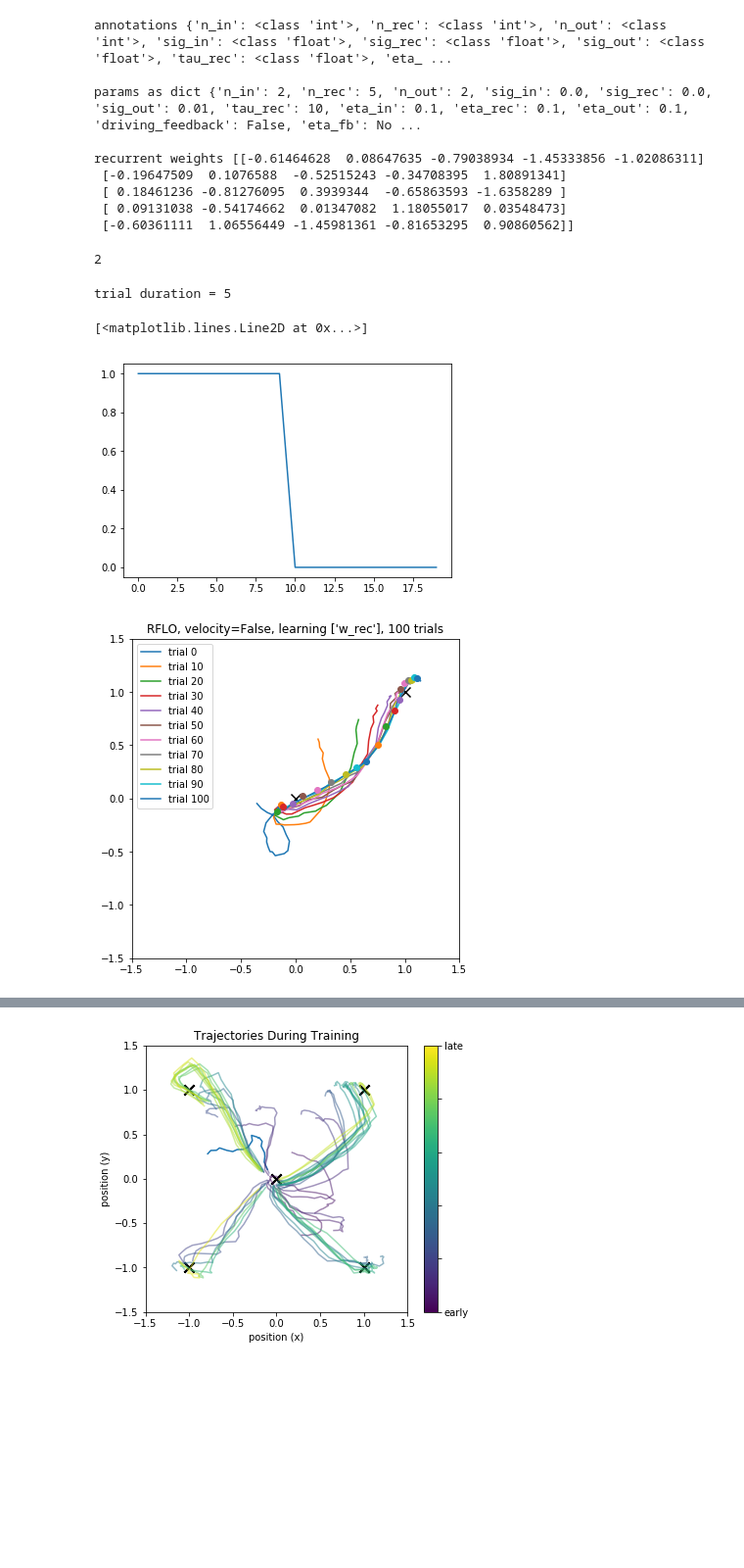
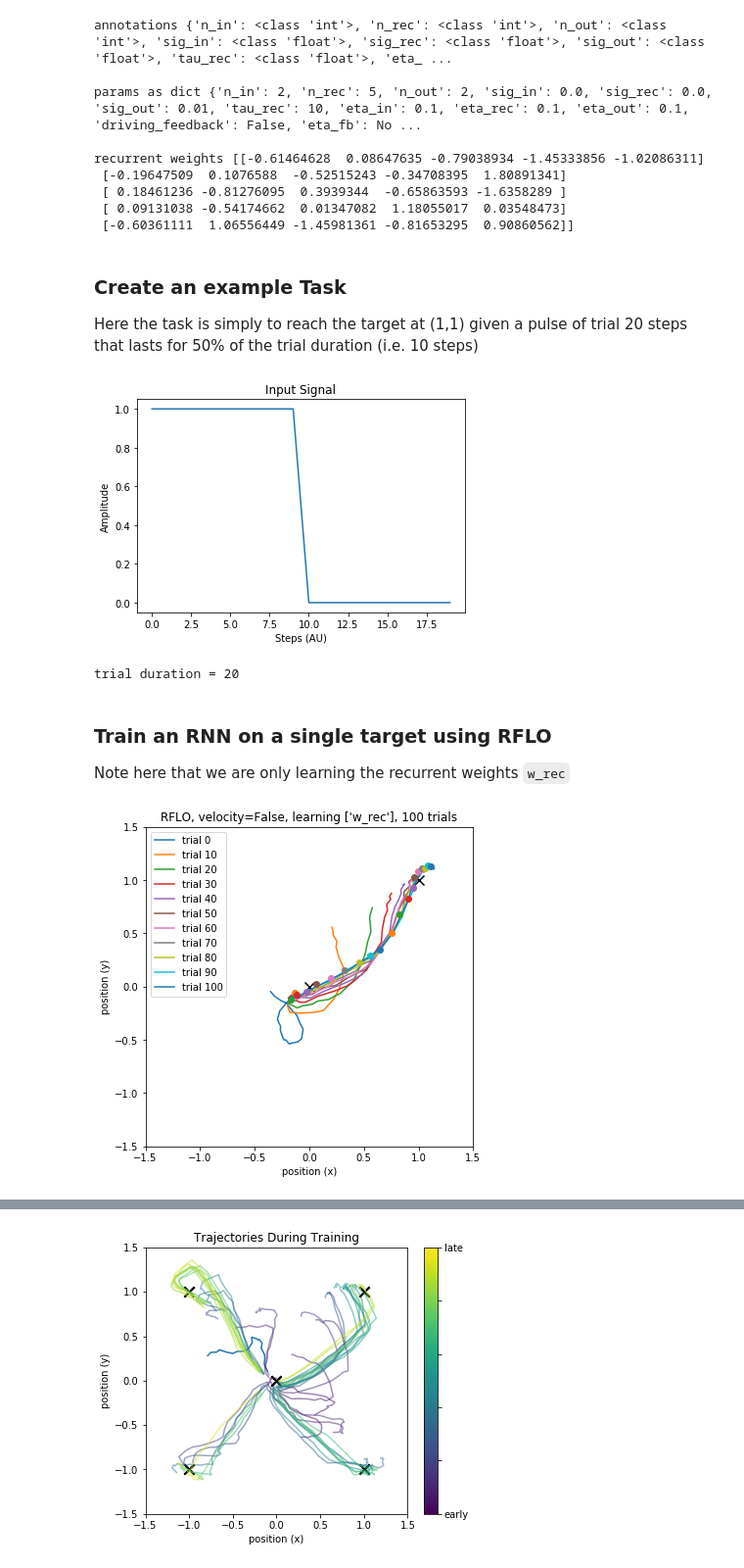
Before and after one commit to jacobfulano/rnn-learning, a Jupyter notebook: examples/Example1-RFLO.ipynb, the cells around one changed output, grey strips where cells are left out. Shown at 98% size. Saved outputs shown, nothing was run; the diff lists cells and outputs as text; code cells hidden in the pictures; blank space fills up the shorter version.

Commit message:
uploaded example ipynb files

```diff
--- a/examples/Example1-RFLO.ipynb
+++ b/examples/Example1-RFLO.ipynb
@@ -53,16 +63,10 @@ recurrent weights [[-0.61464628  0.08647635 -0.79038934 -1.45333856 -1.02086311]
  [ 0.18461236 -0.81276095  0.3939344  -0.65863593 -1.6358289 ]
  [ 0.09131038 -0.54174662  0.01347082  1.18055017  0.03548473]
  [-0.60361111  1.06556449 -1.45981361 -0.81653295  0.90860562]]
-# %%
-params.n_in
-# %% [output]
-2
-# %%
-# Create an example Task
-task = Task(x_in=np.ones(5),y_target=np.asarray([1,1]))
-print('trial duration =',task.trial_duration)
-# %% [output]
-trial duration = 5
+# %% [markdown]
+### Create an example Task
+
+Here the task is simply to reach the target at (1,1) given a pulse of trial 20 steps that lasts for 50% of the trial duration (i.e. 10 steps)
 # %%
 trial_duration = 20
 n_in=1
@@ -76,9 +80,20 @@ x_pulse1 = x_tonic.copy()
 x_pulse1[0:int(trial_duration*frac_on),0] = 1
 
 plt.plot(x_pulse1)
+plt.title('Input Signal')
+plt.xlabel('Steps (AU)')
+plt.ylabel('Amplitude')
+plt.show()
+
+task = Task(x_in=x_pulse1,y_target=np.asarray([1,1]))
+print('trial duration =',task.trial_duration)
 # %% [output]
+[figure, new version]
-[<matplotlib.lines.Line2D at 0x...>]
+trial duration = 20
-[figure, old version]
+# %% [markdown]
+### Train an RNN on a single target using RFLO
+
+Note here that we are only learning the recurrent weights `w_rec`
 # %%
 
 # Set RNN Parameters
@@ -93,32 +108,34 @@ net = RNN(params)
 
 task = Task(x_in=x_pulse1,y_target=np.asarray([[1],[1]]),y_teaching_signal=y_teaching_signal)
 
 # initialize simulation
 sim = Simulation(net)
 
-# instantiate learning algorithm
+""" Instantiate learning algorithm """
 # Specify particular matrix/unit to apply algorithm
 rflo = RFLO(net,apply_to=['w_rec'],online=True)
 
 
 plt.figure(figsize=(6,6))
 
 for i in range(101):
 
     sim.run_trial(task,learn_alg=[rflo],probe_types=['h','y_out','pos'],train=True)
     if i % 10 == 0:
         plt.plot(sim.probes['pos'].squeeze()[:,0],sim.probes['pos'].squeeze()[:,1],label='trial {}'.format(i))
 
 sim.run_trial(task,probe_types=['h','pos'],train=False)
 
 
 plt.plot([sim.probes['pos'].squeeze()[:,0]],[sim.probes['pos'].squeeze()[:,1]],'o')
 plt.title('RFLO, velocity={}, learning {}, {} trials'.format(net.velocity_transform,rflo.apply_to,i))
 plt.scatter(task.y_target[0,:],task.y_target[1,:],s=100,marker='x',color='k')
 plt.scatter(0,0,s=100,marker='x',color='k')
 plt.xlim(-1.5,1.5)
 plt.ylim(-1.5,1.5)
+plt.xlabel('position (x)')
+plt.ylabel('position (y)')
 plt.legend()
 plt.show()
 # %% [output]
-[figure, old version]
+[figure, new version]
```
Also changed, not shown: parts of 7 cells of this notebook, 2 other files.
